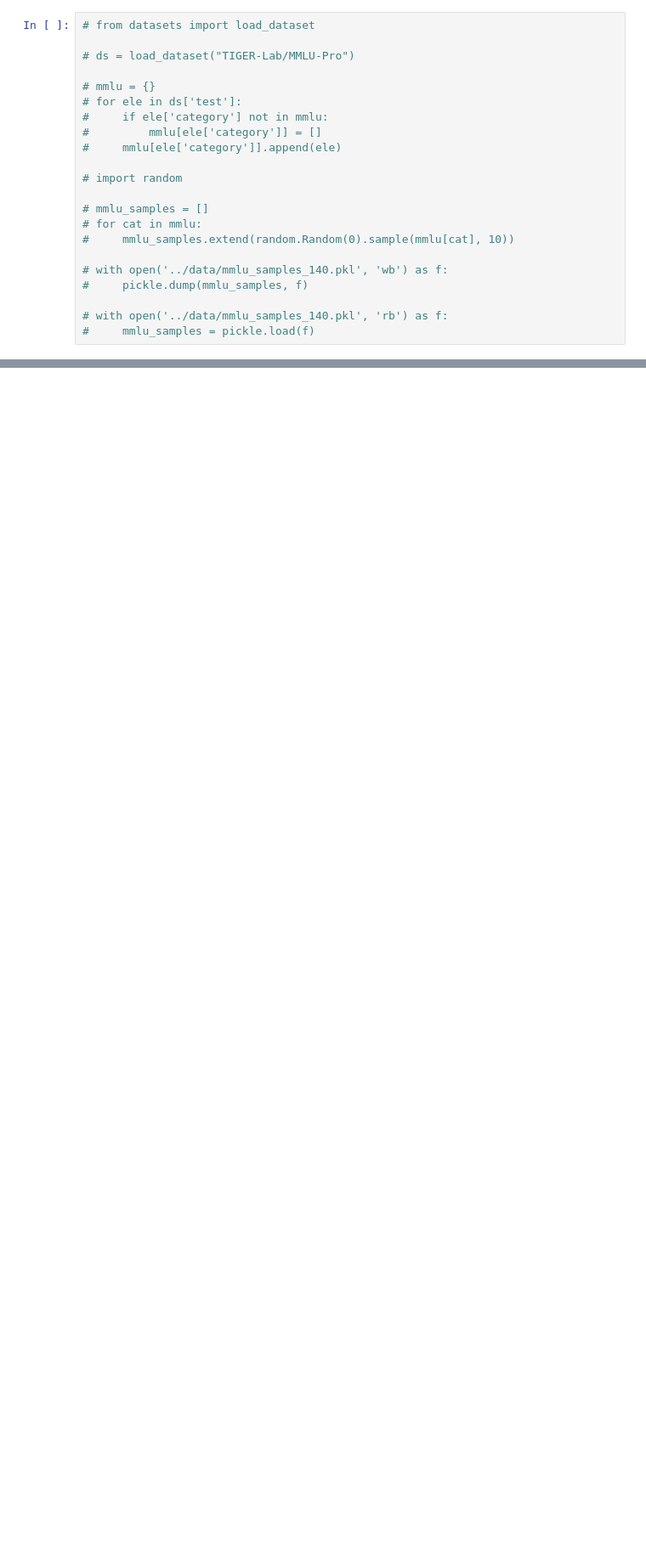
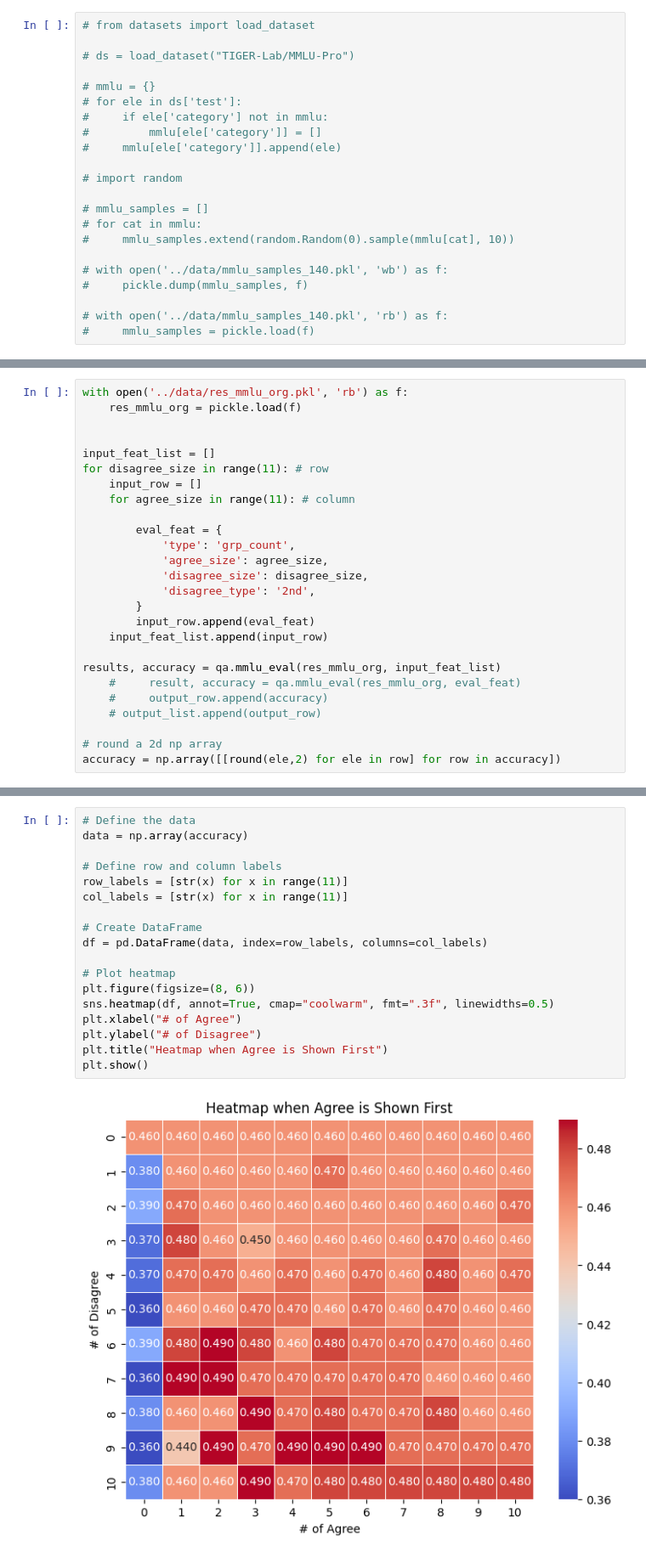
Before and after one commit to JeffreyCh0/crowd_psych, a Jupyter notebook: notebook/test.ipynb, the cells around one changed output, grey strips where cells are left out. Shown at 85% size. Saved outputs shown, nothing was run; the diff lists cells and outputs as text; blank space fills up the shorter version.

```diff
--- a/notebook/test.ipynb
+++ b/notebook/test.ipynb
@@ -96,0 +66,26 @@ plt.show()
+# %%
+with open('../data/res_mmlu_org.pkl', 'rb') as f:
+    res_mmlu_org = pickle.load(f)
+
+
+input_feat_list = []
+for disagree_size in range(11): # row
+    input_row = []
+    for agree_size in range(11): # column
+
+        eval_feat = {
+            'type': 'grp_count',
+            'agree_size': agree_size,
+            'disagree_size': disagree_size,
+            'disagree_type': '2nd',
+        }
+        input_row.append(eval_feat)
+    input_feat_list.append(input_row)
+
+results, accuracy = qa.mmlu_eval(res_mmlu_org, input_feat_list)
+    #     result, accuracy = qa.mmlu_eval(res_mmlu_org, eval_feat)
+    #     output_row.append(accuracy)
+    # output_list.append(output_row)
+
+# round a 2d np array
+accuracy = np.array([[round(ele,2) for ele in row] for row in accuracy])
@@ -97 +94,21 @@ plt.show()
+# %%
+# Define the data
+data = np.array(accuracy)
+
+# Define row and column labels
+row_labels = [str(x) for x in range(11)]
+col_labels = [str(x) for x in range(11)]
+
+# Create DataFrame
+df = pd.DataFrame(data, index=row_labels, columns=col_labels)
+
+# Plot heatmap
+plt.figure(figsize=(8, 6))
+sns.heatmap(df, annot=True, cmap="coolwarm", fmt=".3f", linewidths=0.5)
+plt.xlabel("# of Agree")
+plt.ylabel("# of Disagree")
+plt.title("Heatmap when Agree is Shown First")
+plt.show()
+# %% [output]
+[figure, added]
 # %%
```
Also changed, not shown: parts of 5 cells of this notebook, 1 other file.
